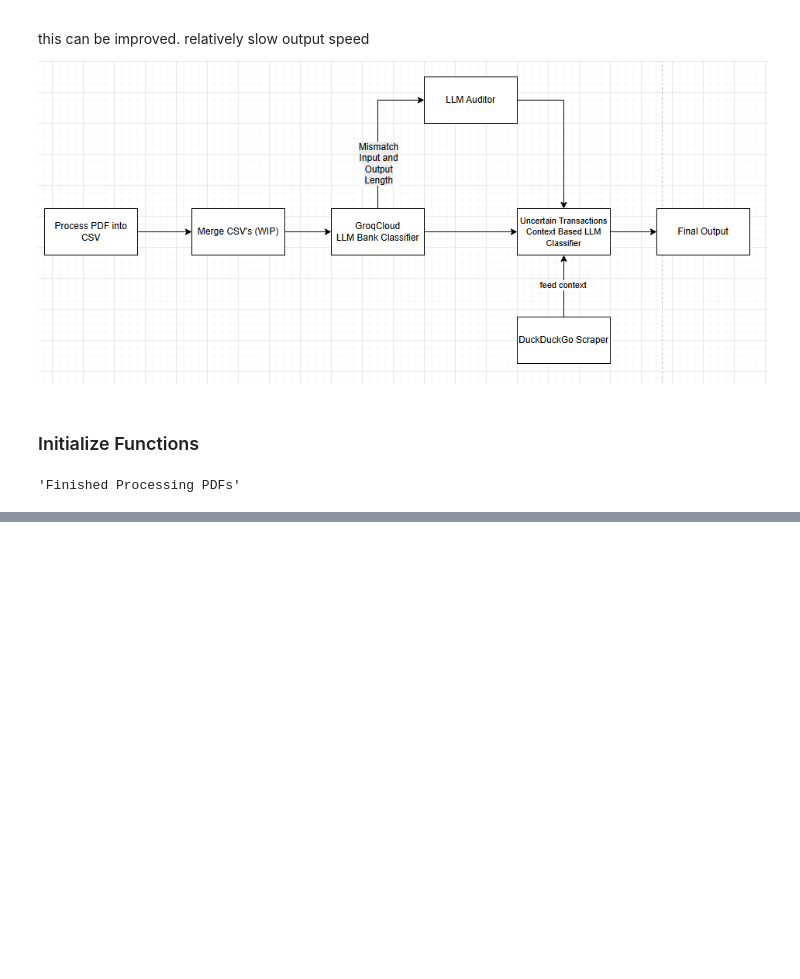
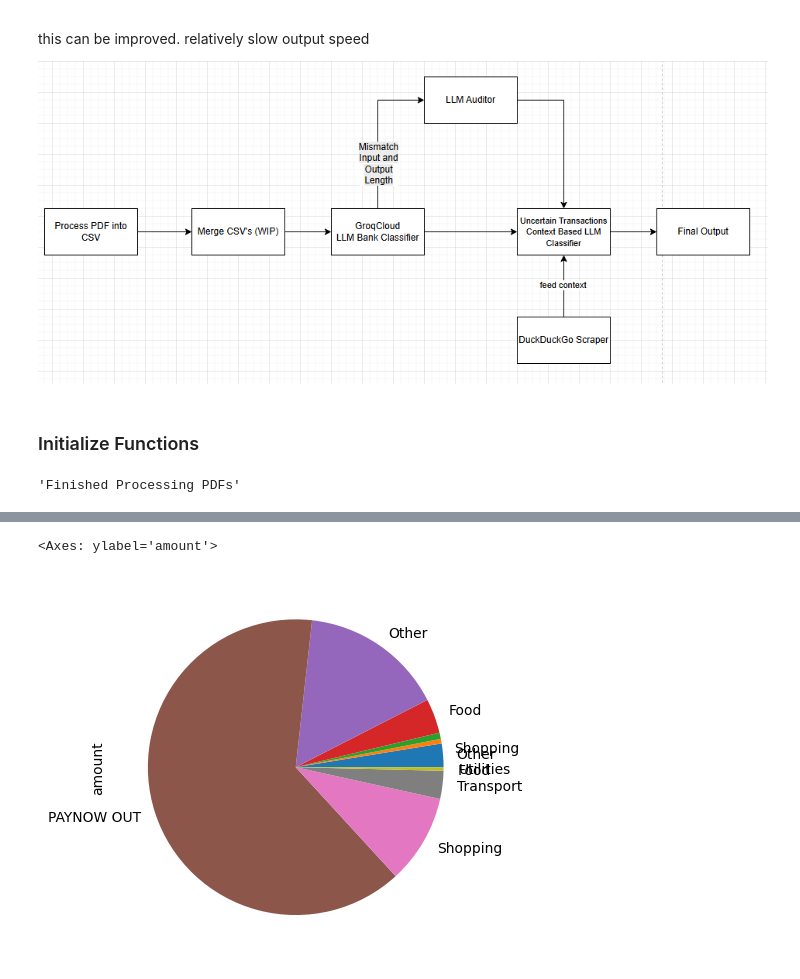
Before and after one commit to Shiraishie/bank_categorizer, a Jupyter notebook: bank_categorizer.ipynb, the cells around one changed output, grey strips where cells are left out. Drawn from its saved outputs; the diff is of its cells as text; code cells hidden in the pictures; blank space fills up the shorter version.

```diff
--- a/bank_categorizer.ipynb
+++ b/bank_categorizer.ipynb
@@ -271,0 +316,2 @@ every =  final_classification_function(df)
+# %%
+every2= every[every['amount'] < 0]
@@ -271,0 +354,5 @@ every =  final_classification_function(df)
+# %%
+every2.groupby('Tag')['amount'].sum().plot(kind='pie')
+# %% [output]
+<Axes: ylabel='amount'>
+[figure, added]
```
Also changed, not shown: parts of 12 cells of this notebook, 1 other file.
